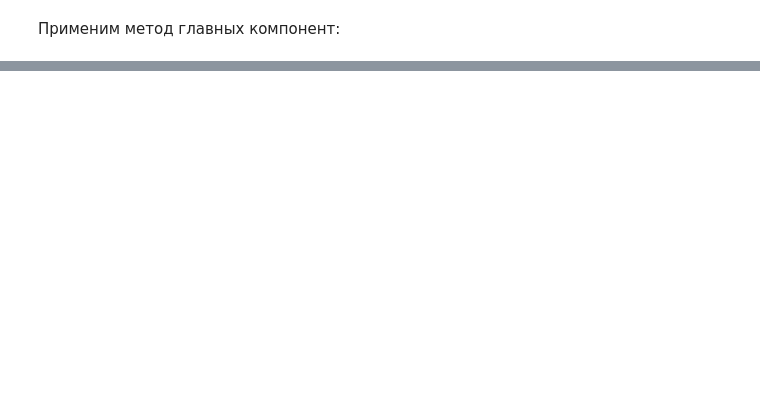
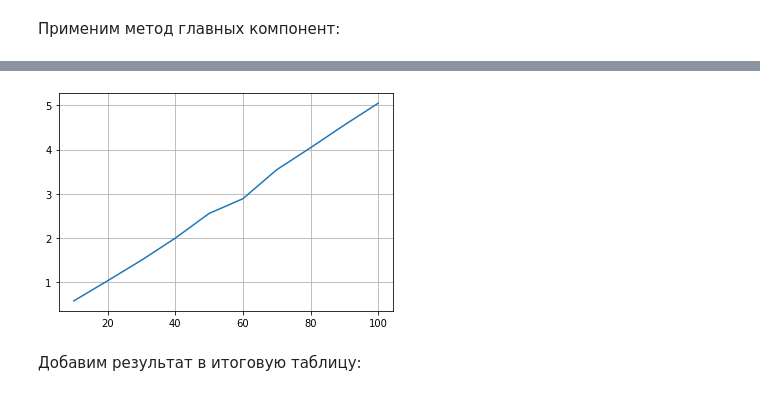
Before and after one commit to seryogasx/Diplom, a Jupyter notebook: forest/test.ipynb, the cells around one changed output, grey strips where cells are left out. Saved outputs shown, nothing was run; the diff lists cells and outputs as text; code cells hidden in the pictures; blank space fills up the shorter version.

```diff
--- a/forest/test.ipynb
+++ b/forest/test.ipynb
@@ -681,0 +440,8 @@ print(data)
+# %%
+pyplot.grid(True)
+pyplot.plot(extraTreesClassifier_estimators, extraTreesClassifier_predict_time)
+pyplot.show()
+# %% [output]
+[figure, added]
+# %% [markdown]
+Добавим результат в итоговую таблицу:
```
Also changed, not shown: parts of 99 cells of this notebook.
